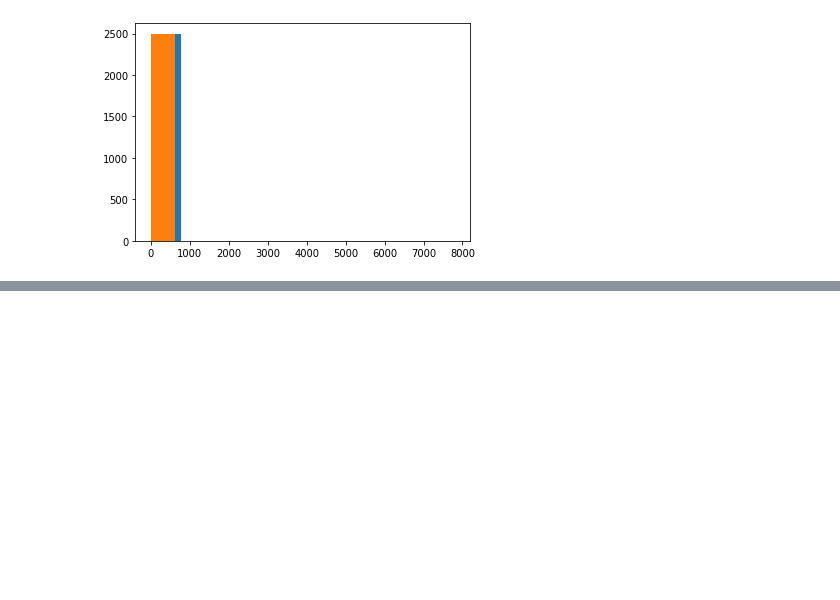
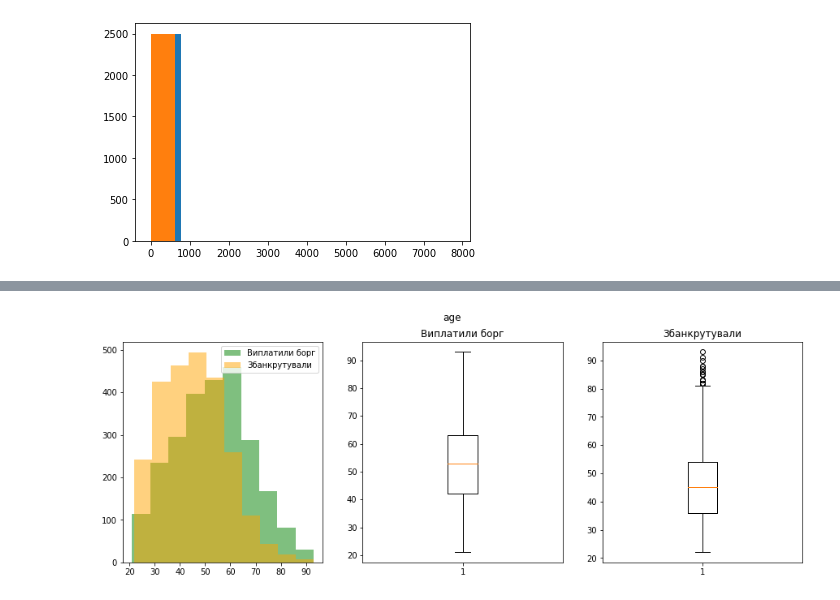
Before and after one commit to andriilitvynchuk/mtoi_coursework, a Jupyter notebook: notebooks/exploratory_analysis.ipynb, the cells around one changed output, grey strips where cells are left out. Cells and saved outputs as stored; diff of their text form; code cells hidden in the pictures; blank space fills up the shorter version.

```diff
--- a/notebooks/exploratory_analysis.ipynb
+++ b/notebooks/exploratory_analysis.ipynb
@@ -50,0 +64,4 @@ plot_graphics(data, "age", quantile=0.99)
+# %%
+plot_graphics(data, "age", quantile=1)
+# %% [output]
+[figure, added]
```
Also changed, not shown: parts of 12 cells of this notebook, 2 other files.
